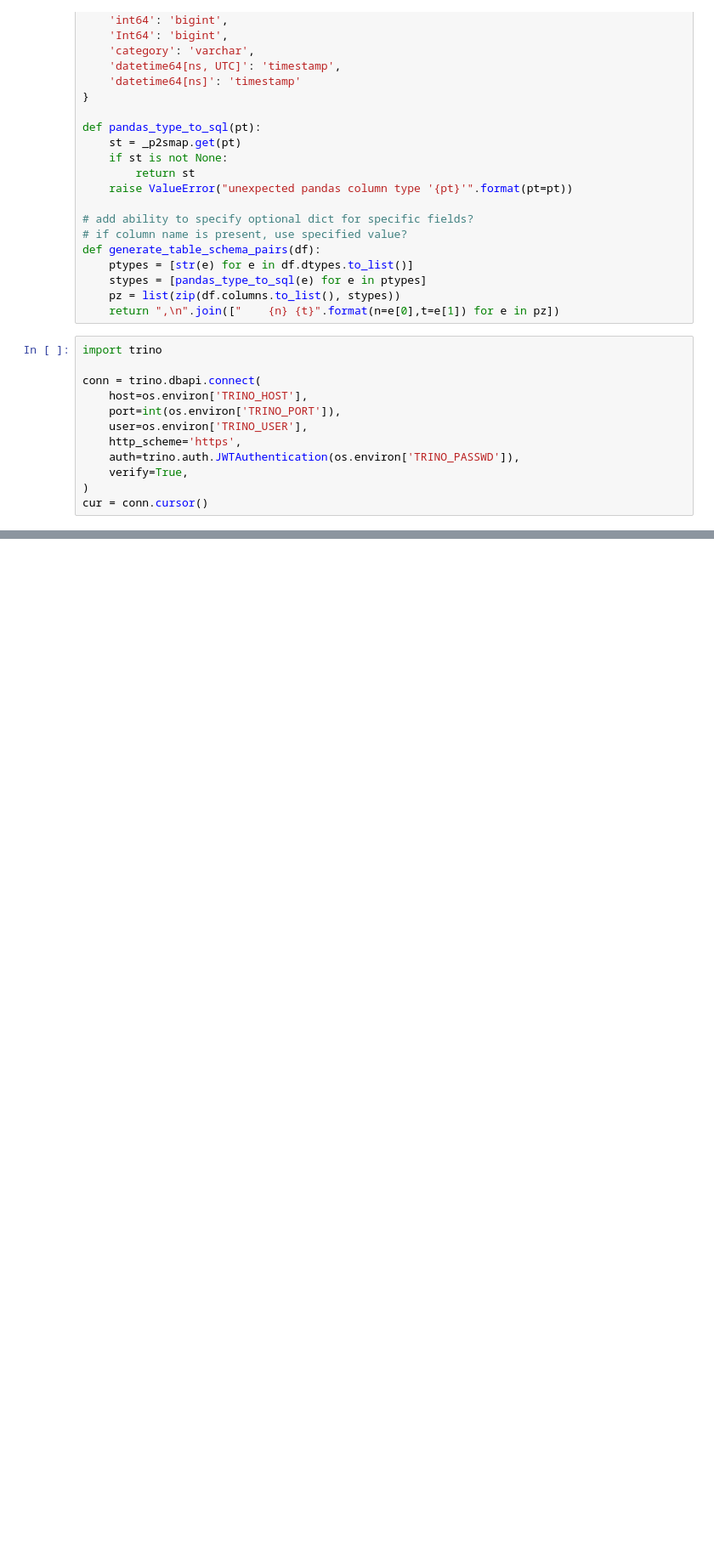
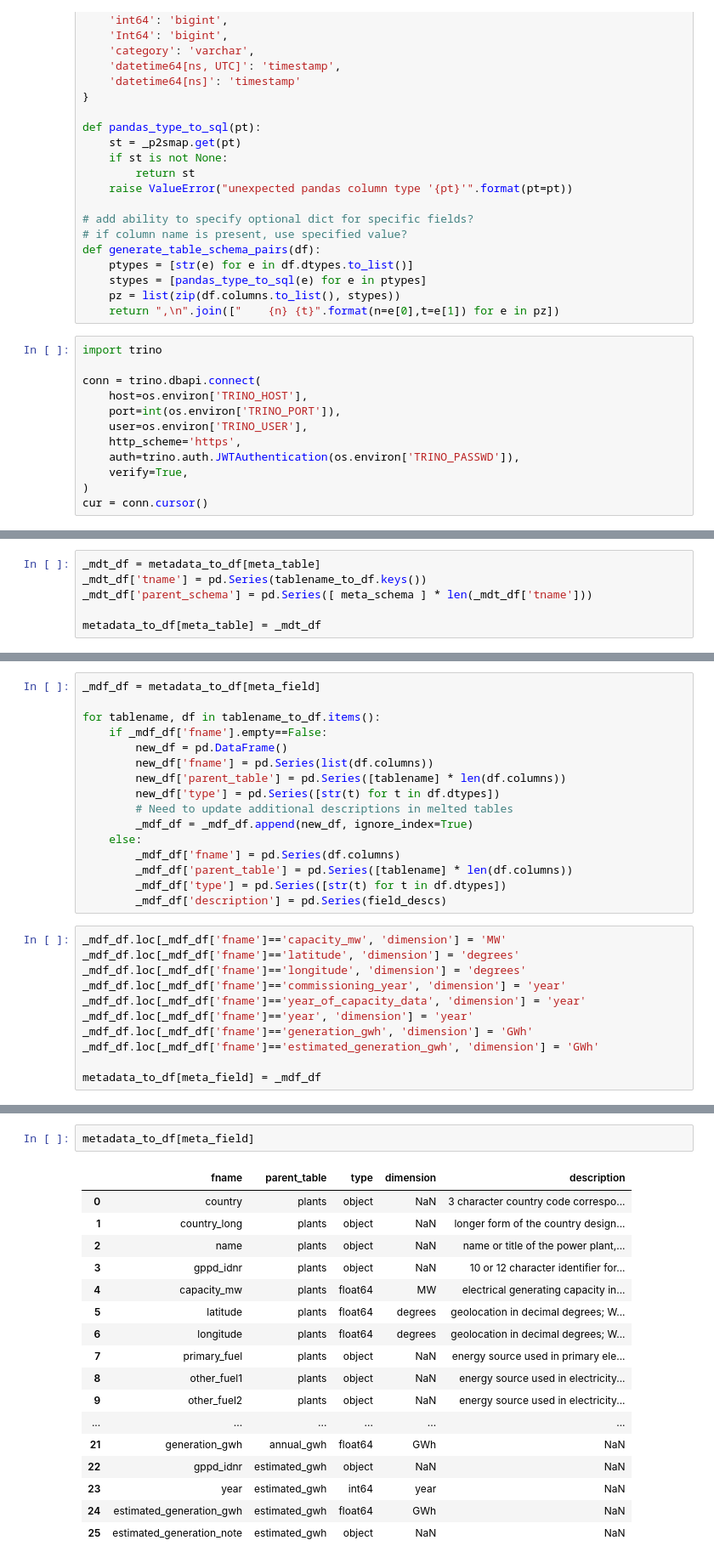
Before and after one commit to os-climate/wri-gppd-ingestion-pipeline, a Jupyter notebook: notebooks/WRI-gppd-ingest.ipynb, the cells around one changed output, grey strips where cells are left out. Shown: that part at 85% size. Drawn from its saved outputs; the diff is of its cells as text; blank space fills up the shorter version.

```diff
--- a/notebooks/WRI-gppd-ingest.ipynb
+++ b/notebooks/WRI-gppd-ingest.ipynb
@@ -379,0 +423,6 @@ for tablename, df in metadata_to_df.items():
+# %%
+_mdt_df = metadata_to_df[meta_table]
+_mdt_df['tname'] = pd.Series(tablename_to_df.keys())
+_mdt_df['parent_schema'] = pd.Series([ meta_schema ] * len(_mdt_df['tname']))
+
+metadata_to_df[meta_table] = _mdt_df
@@ -379,0 +475,27 @@ for tablename, df in metadata_to_df.items():
+# %%
+_mdf_df = metadata_to_df[meta_field]
+
+for tablename, df in tablename_to_df.items():
+    if _mdf_df['fname'].empty==False:
+        new_df = pd.DataFrame()
+        new_df['fname'] = pd.Series(list(df.columns))
+        new_df['parent_table'] = pd.Series([tablename] * len(df.columns))
+        new_df['type'] = pd.Series([str(t) for t in df.dtypes])
+        # Need to update additional descriptions in melted tables
+        _mdf_df = _mdf_df.append(new_df, ignore_index=True)
+    else:
+        _mdf_df['fname'] = pd.Series(df.columns)
+        _mdf_df['parent_table'] = pd.Series([tablename] * len(df.columns))
+        _mdf_df['type'] = pd.Series([str(t) for t in df.dtypes])
+        _mdf_df['description'] = pd.Series(field_descs)
+# %%
+_mdf_df.loc[_mdf_df['fname']=='capacity_mw', 'dimension'] = 'MW'
+_mdf_df.loc[_mdf_df['fname']=='latitude', 'dimension'] = 'degrees'
+_mdf_df.loc[_mdf_df['fname']=='longitude', 'dimension'] = 'degrees'
+_mdf_df.loc[_mdf_df['fname']=='commissioning_year', 'dimension'] = 'year'
+_mdf_df.loc[_mdf_df['fname']=='year_of_capacity_data', 'dimension'] = 'year'
+_mdf_df.loc[_mdf_df['fname']=='year', 'dimension'] = 'year'
+_mdf_df.loc[_mdf_df['fname']=='generation_gwh', 'dimension'] = 'GWh'
+_mdf_df.loc[_mdf_df['fname']=='estimated_generation_gwh', 'dimension'] = 'GWh'
+
+metadata_to_df[meta_field] = _mdf_df
@@ -379,0 +535,20 @@ for tablename, df in metadata_to_df.items():
+# %%
+metadata_to_df[meta_field]
+# %% [output]
+|  | fname | parent_table | type | dimension | description |
+| 0 | country | plants | object | NaN | 3 character country code correspo... |
+| 1 | country_long | plants | object | NaN | longer form of the country design... |
+| 2 | name | plants | object | NaN | name or title of the power plant,... |
+| 3 | gppd_idnr | plants | object | NaN | 10 or 12 character identifier for... |
+| 4 | capacity_mw | plants | float64 | MW | electrical generating capacity in... |
+| 5 | latitude | plants | float64 | degrees | geolocation in decimal degrees; W... |
+| 6 | longitude | plants | float64 | degrees | geolocation in decimal degrees; W... |
+| 7 | primary_fuel | plants | object | NaN | energy source used in primary ele... |
+| 8 | other_fuel1 | plants | object | NaN | energy source used in electricity... |
+| 9 | other_fuel2 | plants | object | NaN | energy source used in electricity... |
+| ... | ... | ... | ... | ... | ... |
+| 21 | generation_gwh | annual_gwh | float64 | GWh | NaN |
+| 22 | gppd_idnr | estimated_gwh | object | NaN | NaN |
+| 23 | year | estimated_gwh | int64 | year | NaN |
+| 24 | estimated_generation_gwh | estimated_gwh | float64 | GWh | NaN |
+| 25 | estimated_generation_note | estimated_gwh | object | NaN | NaN |
```
Also changed, not shown: parts of 26 cells of this notebook.
